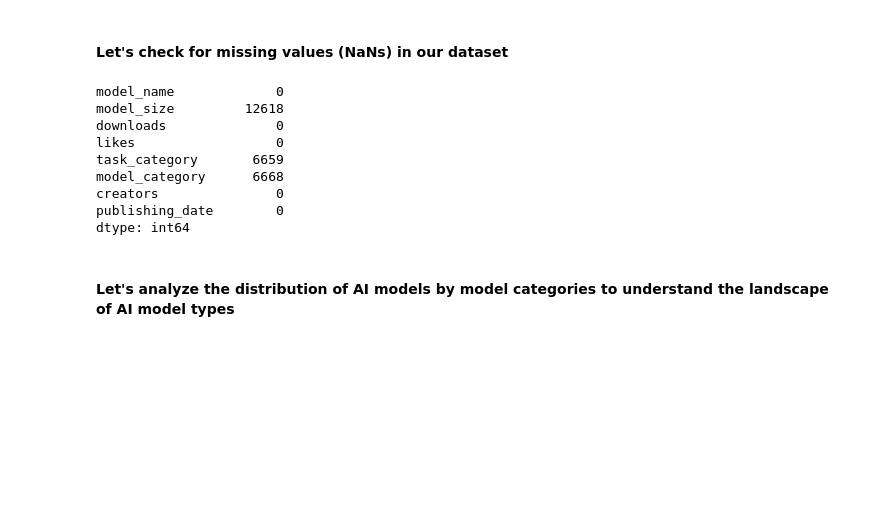
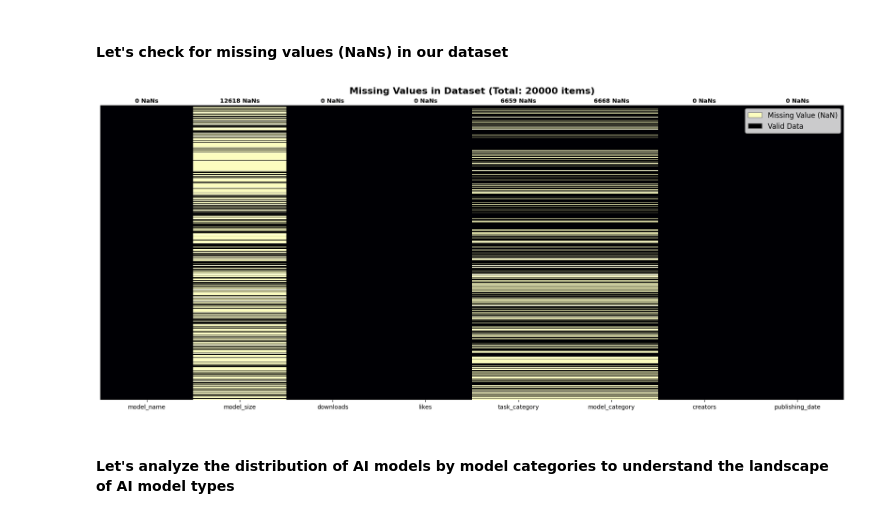
Before and after one commit to Data-Wrangling-and-Visualisation/DWV_AI_Evolution, a Jupyter notebook: src/visualization/eda.ipynb, the cells around one changed output. Drawn from its saved outputs; the diff is of its cells as text; code cells hidden in the pictures; blank space fills up the shorter version.

```diff
--- a/src/visualization/eda.ipynb
+++ b/src/visualization/eda.ipynb
@@ -46,18 +47,30 @@ max   1018899054592.00 117116752.00 11150.00
 | 4 | SparkAudio/Spark-TTS-0.5B | NaN | 5614 | 245 | text-to-speech | Audio | SparkAudio | 2025-02-27T05:01:46.000Z |
 # %% [markdown]
 #### Let's check for missing values (NaNs) in our dataset
-# %%
-data.isnull().sum()
-# %% [output]
-model_name             0
-model_size         12618
-downloads              0
-likes                  0
-task_category       6659
-model_category      6668
-creators               0
-publishing_date        0
-dtype: int64
+# %%
+plt.figure(figsize=(18, 8))
+sns.heatmap(
+    data.isnull(),
+    cbar=False,
+    cmap='magma',
+    yticklabels=False
+)
+plt.title(f'Missing Values in Dataset (Total: {len(data)} items)', fontsize=16, fontweight='bold', pad=20)
+# Add count of missing values above each column
+for i, col in enumerate(data.columns):
+    missing_count = data[col].isnull().sum()
+    plt.text(i + 0.5, -200, f'{missing_count} NaNs', ha='center', fontsize=10, fontweight='bold')
+
+# Add a custom legend
+legend_elements = [
+    Patch(facecolor='#fcfdbf', edgecolor='gray', label='Missing Value (NaN)'),
+    Patch(facecolor='#000000', edgecolor='gray', label='Valid Data')
+]
+plt.legend(handles=legend_elements, loc='upper right', fontsize=12)
+plt.tight_layout()
+plt.show()
+# %% [output]
+[figure, added]
 # %% [markdown]
 #### Let's analyze the distribution of AI models by model categories to understand the landscape of AI model types
 # %%
```
Also changed, not shown: parts of 5 cells of this notebook.
